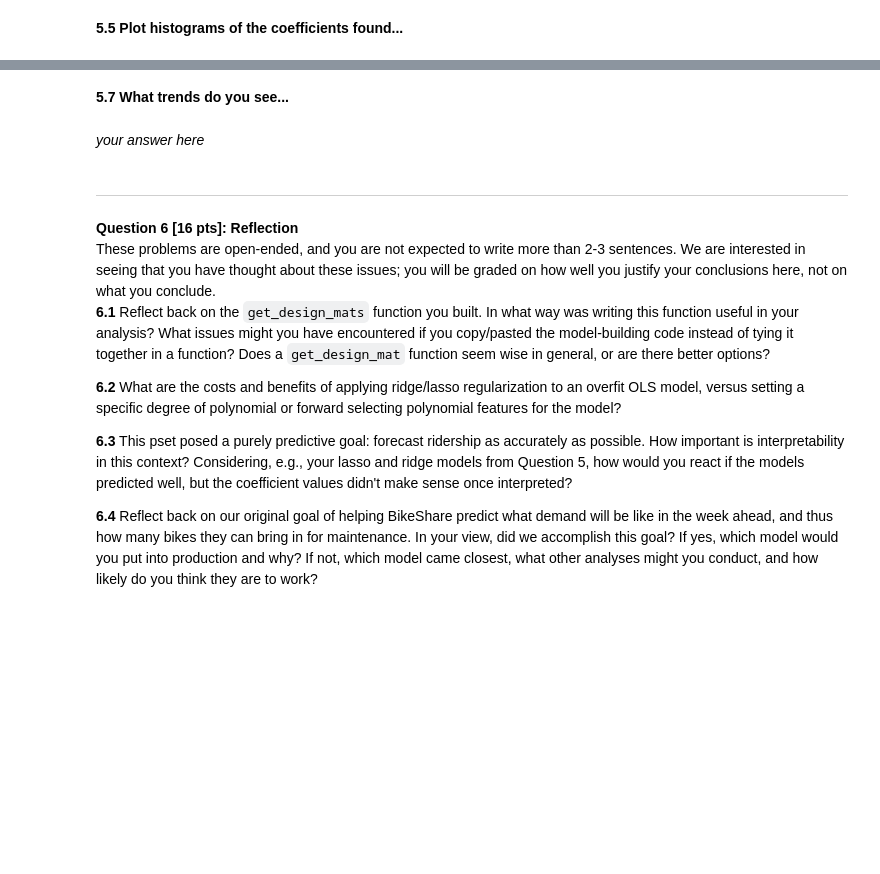
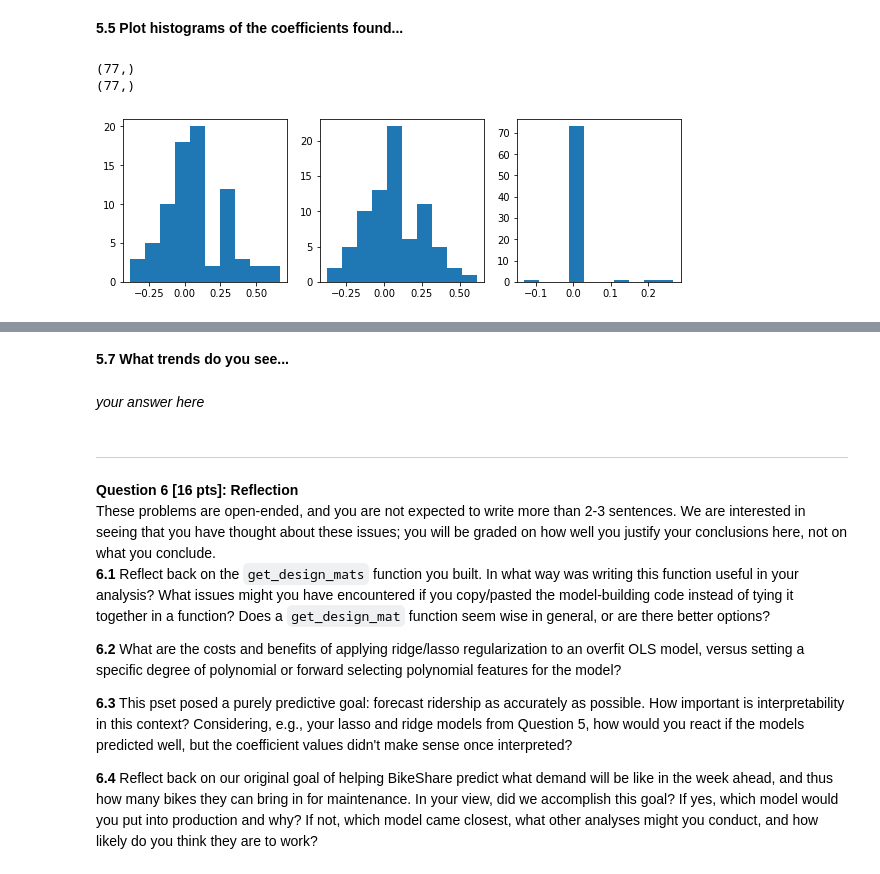
Before and after one commit to songdavidb/cs109aHW, a Jupyter notebook: cs109a_hw3/cs109a_hw3.ipynb, the cells around one changed output, grey strips where cells are left out. Cells and saved outputs as stored; diff of their text form; code cells hidden in the pictures; blank space fills up the shorter version.

```diff
--- a/cs109a_hw3/cs109a_hw3.ipynb
+++ b/cs109a_hw3/cs109a_hw3.ipynb
@@ -883,19 +876,11 @@ X_test.head()
 # %% [markdown]
 **4.6 For each degree in 1 through 8...**
 # %%
-X_trains=[]
-X_tests=[]
-y_trains=[]
-y_tests=[]
 models=[]
 R2_tests=[]
 
 for deg in [1,2,3,4,5,6,7,8,10,12,15,18,20]:
     X_train, X_test, y_train, y_test= get_design_mats(BSS_train, BSS_test, deg)
-    X_trains.append(X_train)
-    X_tests.append(X_test)
-    y_trains.append(y_train)
-    y_tests.append(y_test)
 
     X_train_reshape = sm.add_constant(X_train)
     X_test_reshape = sm.add_constant(X_test)
@@ -1141,0 +1053,20 @@ Note: On the lasso model, you may need to increase `max_iter` (start with 100,00
+# %%
+q5_trainx, q5_testx, q5_trainy, q5_testy=get_design_mats(BSS_train, BSS_train, 1)
+
+print(q5_trainy.shape)
+
+#OLSmodel = OLS(sm.add_constant(q5_trainx), q5_trainy)
+OLSmodel = OLS(q5_trainy, sm.add_constant(q5_trainx)).fit()
+
+alphas = [.1, .5, 1, 5, 10, 50, 100]
+q5_trainy = q5_trainy['counts']
+
+#section 4 code
+fitted_ridge = RidgeCV(alphas=alphas, cv = 5).fit(q5_trainx, q5_trainy)
+ridge_a = fitted_ridge.alpha_
+fitted_lasso = LassoCV(alphas=alphas, cv=5, max_iter=100000).fit(q5_trainx, q5_trainy)
+lasso_a = fitted_ridge.alpha_
+
+print("Best Ridge alpha: {} \n Best LASSO alpha: {}".format(ridge_a, lasso_a))
+
+OLSmodel.summary()
@@ -1145,0 +1111,18 @@ Note: On the lasso model, you may need to increase `max_iter` (start with 100,00
+# %%
+OLSbetas = OLSmodel.params
+#drop constant to compare w/ ridge and LASSO betas
+OLSbetas = OLSbetas.iloc[1:]
+print(OLSbetas.shape)
+
+ridgeBetas = fitted_ridge.coef_
+
+lassoBetas = fitted_lasso.coef_
+
+fig, ax = plt.subplots(1,3, figsize=(10, 3));
+ax[0].hist(OLSbetas)
+ax[1].hist(ridgeBetas)
+ax[2].hist(lassoBetas)
+# %% [output]
+(77,)
+(77,)
+[figure, added]
```
Also changed, not shown: parts of 21 cells of this notebook.
